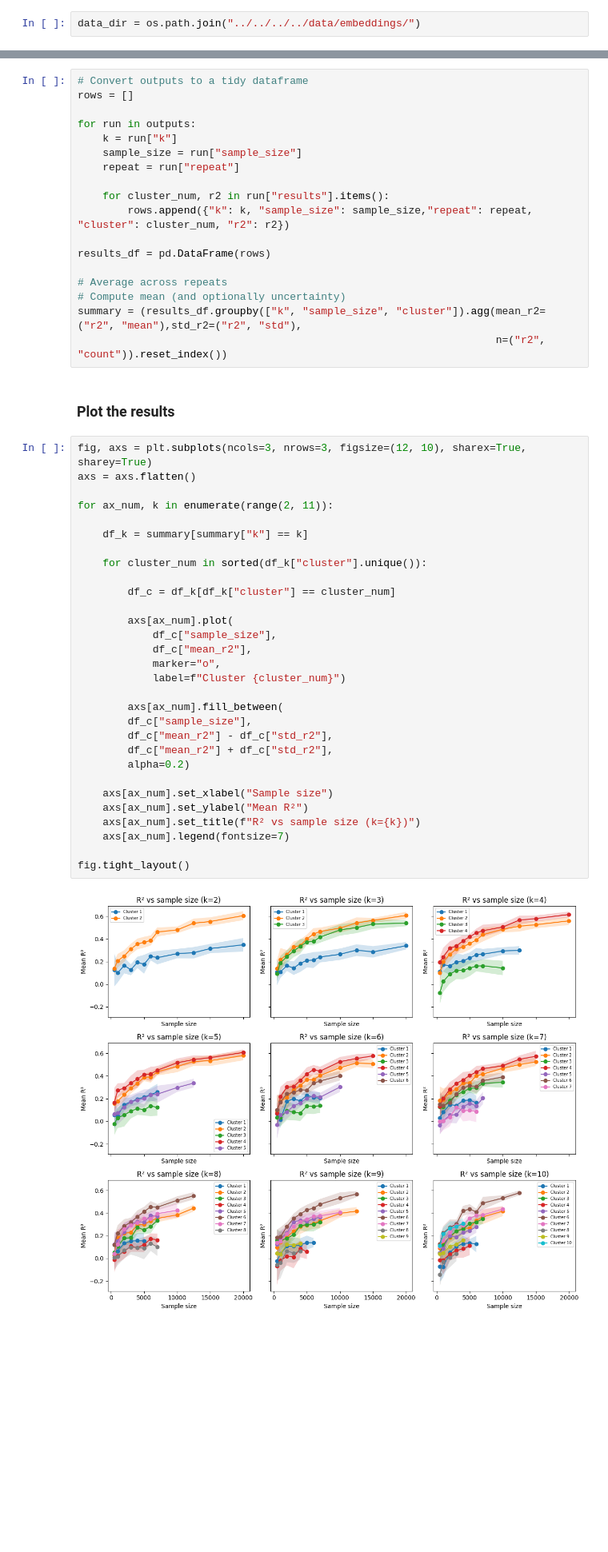
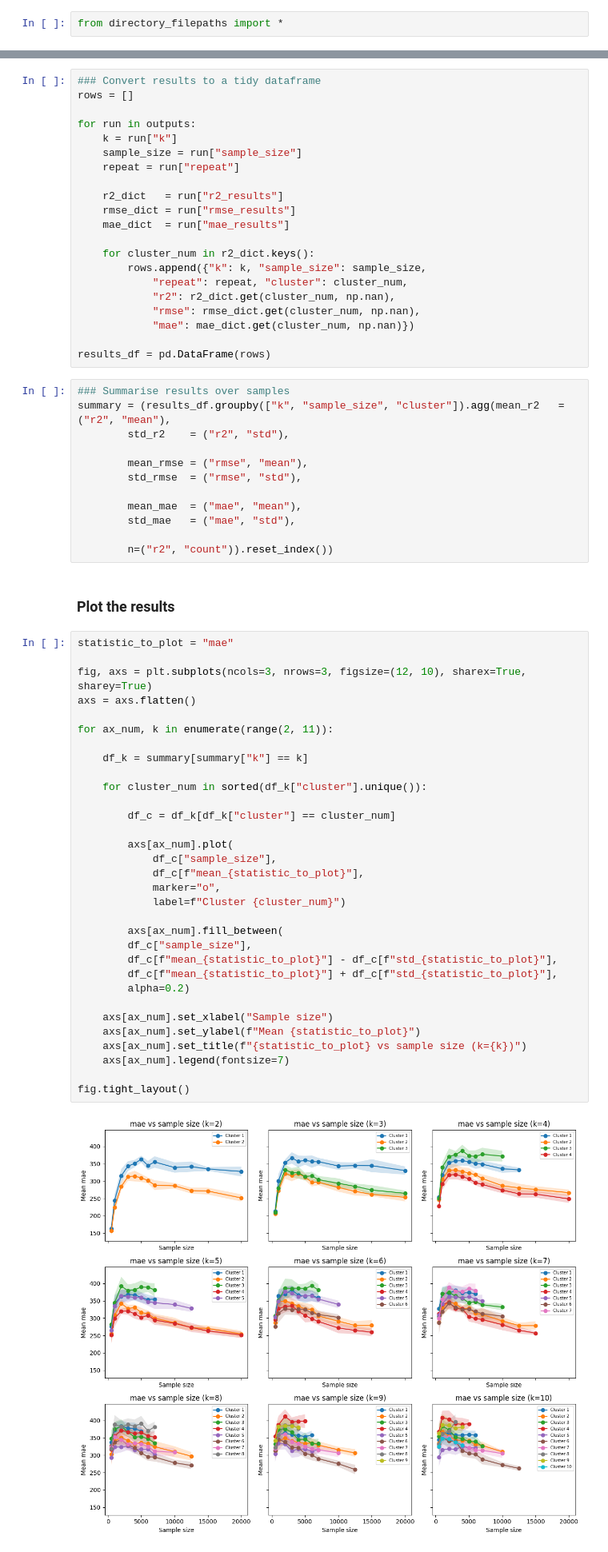
Before and after one commit to Urban-Analytics/INTEGRATE, a Jupyter notebook: llm/python/Embeddings/CLIP/WithClustering/6-TestModelOverClusters_ControlledForSampleSize.ipynb, the cells around one changed output, grey strips where cells are left out. Shown at 80% size. Saved outputs shown, nothing was run; the diff lists cells and outputs as text; blank space fills up the shorter version.

```diff
--- a/llm/python/Embeddings/CLIP/WithClustering/6-TestModelOverClusters_ControlledForSampleSize.ipynb
+++ b/llm/python/Embeddings/CLIP/WithClustering/6-TestModelOverClusters_ControlledForSampleSize.ipynb
@@ -64,3 +63,3 @@ from functions import *
 # %%
-data_dir = os.path.join("../../../../data/embeddings/")
+from directory_filepaths import *
 # %%
@@ -270,5 +282,5 @@ with open(data_dir + 'model_testing/outputs_21stJan_XGB.pkl', "wb") as f:
 # %%
-# Convert outputs to a tidy dataframe
+### Convert results to a tidy dataframe
 rows = []
 
 for run in outputs:
@@ -276,46 +288,63 @@ for run in outputs:
     sample_size = run["sample_size"]
     repeat = run["repeat"]
 
-    for cluster_num, r2 in run["results"].items():
-        rows.append({"k": k, "sample_size": sample_size,"repeat": repeat, "cluster": cluster_num, "r2": r2})
+    r2_dict   = run["r2_results"]
+    rmse_dict = run["rmse_results"]
+    mae_dict  = run["mae_results"]
+
+    for cluster_num in r2_dict.keys():
+        rows.append({"k": k, "sample_size": sample_size,
+            "repeat": repeat, "cluster": cluster_num,
+            "r2": r2_dict.get(cluster_num, np.nan),
+            "rmse": rmse_dict.get(cluster_num, np.nan),
+            "mae": mae_dict.get(cluster_num, np.nan)})
 
 results_df = pd.DataFrame(rows)
-
-# Average across repeats
-# Compute mean (and optionally uncertainty)
-summary = (results_df.groupby(["k", "sample_size", "cluster"]).agg(mean_r2=("r2", "mean"),std_r2=("r2", "std"),
-                                                                   n=("r2", "count")).reset_index())
+# %%
+### Summarise results over samples
+summary = (results_df.groupby(["k", "sample_size", "cluster"]).agg(mean_r2   = ("r2", "mean"),
+        std_r2    = ("r2", "std"),
+
+        mean_rmse = ("rmse", "mean"),
+        std_rmse  = ("rmse", "std"),
+
+        mean_mae  = ("mae", "mean"),
+        std_mae   = ("mae", "std"),
+
+        n=("r2", "count")).reset_index())
 # %% [markdown]
 ### Plot the results
 # %%
+statistic_to_plot = "mae"
+
 fig, axs = plt.subplots(ncols=3, nrows=3, figsize=(12, 10), sharex=True, sharey=True)
 axs = axs.flatten()
 
 for ax_num, k in enumerate(range(2, 11)):
 
     df_k = summary[summary["k"] == k]
 
     for cluster_num in sorted(df_k["cluster"].unique()):
 
         df_c = df_k[df_k["cluster"] == cluster_num]
 
         axs[ax_num].plot(
             df_c["sample_size"],
-            df_c["mean_r2"],
+            df_c[f"mean_{statistic_to_plot}"],
             marker="o",
             label=f"Cluster {cluster_num}")
 
         axs[ax_num].fill_between(
         df_c["sample_size"],
-        df_c["mean_r2"] - df_c["std_r2"],
-        df_c["mean_r2"] + df_c["std_r2"],
+        df_c[f"mean_{statistic_to_plot}"] - df_c[f"std_{statistic_to_plot}"],
+        df_c[f"mean_{statistic_to_plot}"] + df_c[f"std_{statistic_to_plot}"],
         alpha=0.2)
 
     axs[ax_num].set_xlabel("Sample size")
-    axs[ax_num].set_ylabel("Mean R²")
-    axs[ax_num].set_title(f"R² vs sample size (k={k})")
+    axs[ax_num].set_ylabel(f"Mean {statistic_to_plot}")
+    axs[ax_num].set_title(f"{statistic_to_plot} vs sample size (k={k})")
     axs[ax_num].legend(fontsize=7)
 
 fig.tight_layout()
 # %% [output]
-[figure, old version]
+[figure, new version]
```
Also changed, not shown: parts of 9 cells of this notebook, 11 other files.
